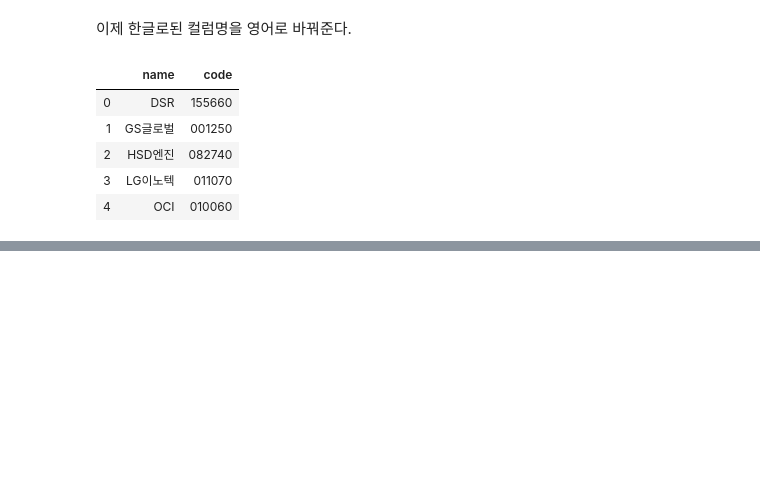
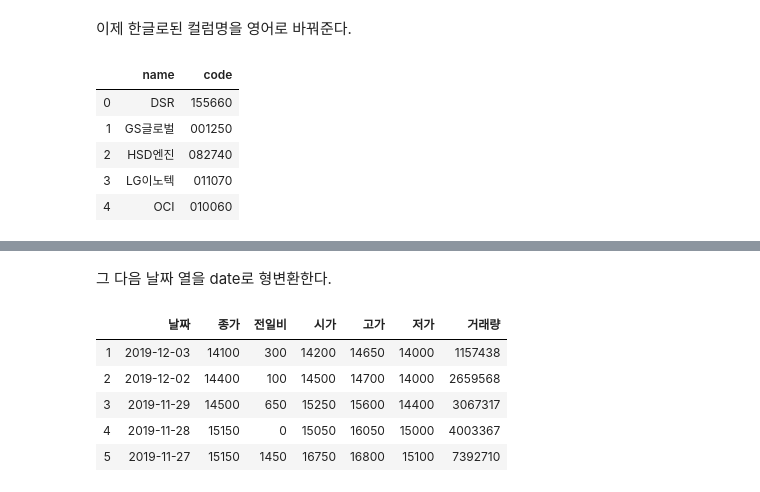
Before and after one commit to Jayden-Cho/Study-note, a Jupyter notebook: Finance Analysis/Pandas를 이용한 Naver금융에서 주식데이터 가져오기.ipynb, the cells around one changed output, grey strips where cells are left out. Cells and saved outputs as stored; diff of their text form; code cells hidden in the pictures; blank space fills up the shorter version.

```diff
--- a/Finance Analysis/Pandas를 이용한 Naver금융에서 주식데이터 가져오기.ipynb
+++ b/Finance Analysis/Pandas를 이용한 Naver금융에서 주식데이터 가져오기.ipynb
@@ -175,0 +249,12 @@ df.head()
+# %% [markdown]
+그 다음 날짜 열을 date로 형변환한다.
+# %%
+df['날짜'] = pd.to_datetime(df['날짜'])
+df.head()
+# %% [output]
+|  | 날짜 | 종가 | 전일비 | 시가 | 고가 | 저가 | 거래량 |
+| 1 | 2019-12-03 | 14100 | 300 | 14200 | 14650 | 14000 | 1157438 |
+| 2 | 2019-12-02 | 14400 | 100 | 14500 | 14700 | 14000 | 2659568 |
+| 3 | 2019-11-29 | 14500 | 650 | 15250 | 15600 | 14400 | 3067317 |
+| 4 | 2019-11-28 | 15150 | 0 | 15050 | 16050 | 15000 | 4003367 |
+| 5 | 2019-11-27 | 15150 | 1450 | 16750 | 16800 | 15100 | 7392710 |
```
Also changed, not shown: parts of 33 cells of this notebook.
